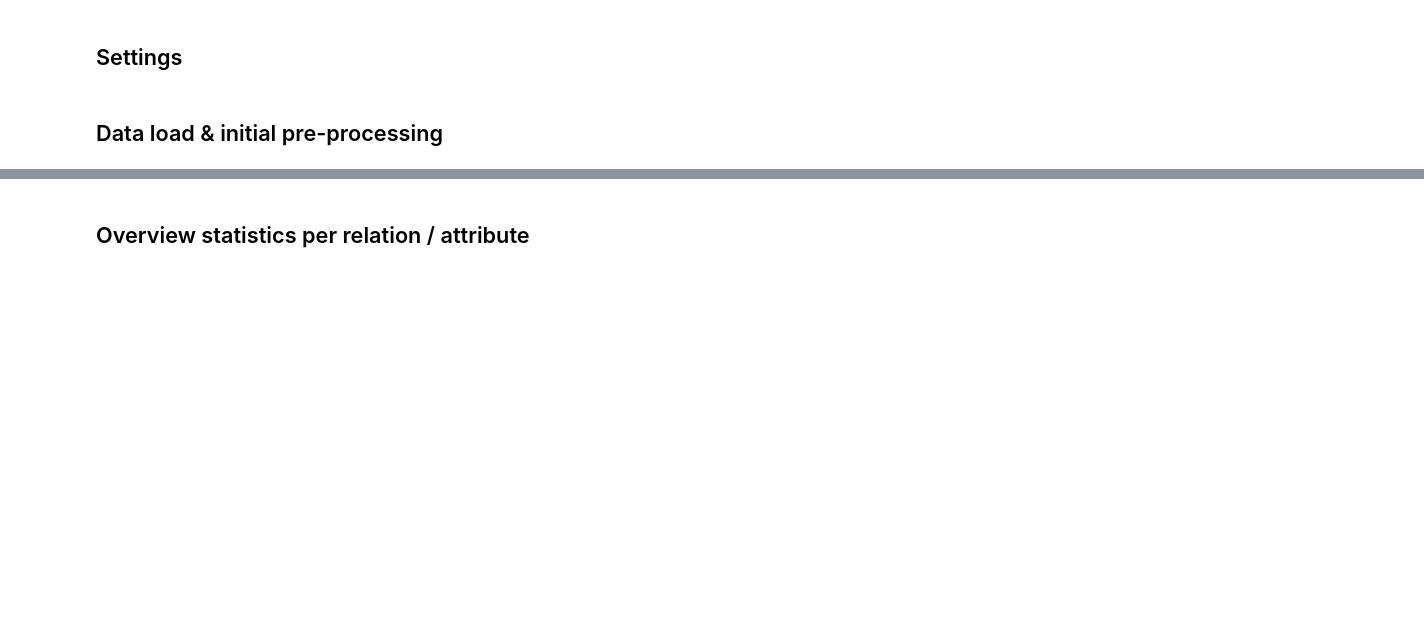
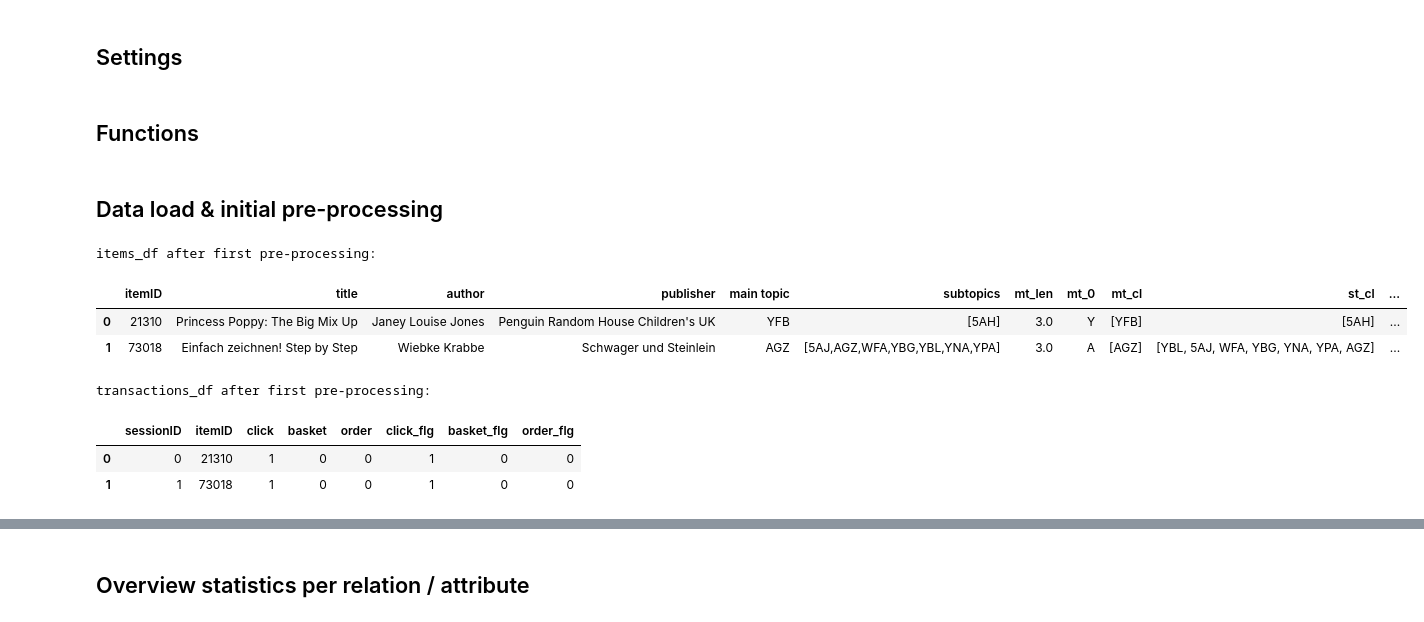
Before and after one commit to esthervogt/dmcup2021, a Jupyter notebook: notebooks/data_understanding.ipynb, the cells around one changed output, grey strips where cells are left out. Saved outputs shown, nothing was run; the diff lists cells and outputs as text; code cells hidden in the pictures; blank space fills up the shorter version.

```diff
--- a/notebooks/data_understanding.ipynb
+++ b/notebooks/data_understanding.ipynb
@@ -50,6 +59,8 @@ palette_blue = "Blues_d"
 dark_blue = "#011f4b"
 middle_blue = "#005b96"
 light_blue = "#b3cde0"
+# %% [markdown]
+## Functions
 # %%
 ########################################################################################################################
 # Functions
@@ -105,25 +76,69 @@ print(f'cnt unqiue items: {transactions_df["itemID"].nunique()}') #24,909
 # %%
+########################################################################################################################
+# Load Data
+########################################################################################################################
+
+# Load the dmc source data
+# - clicks/baskets/order over a period of 3M
+# - rows: one transaction for single item
+transactions_df = pd.read_csv(transactions_path, delimiter='|', sep='.', encoding='utf-8')
+# - list of product ids (subset of products from items_df) to be used for prediction
+evaluation_df = pd.read_csv(evaluation_path, sep='.', encoding='utf-8')
+items_df = pd.read_csv(items_path, delimiter='|', sep='.', encoding='utf-8')
+
+# load category lookup table (manually created)
+subject_cats_0 = pd.read_csv(subject_cats_0_path, delimiter=';', encoding='utf-8')
+
+# Load pre-processed df (incl. language flags)
+items_df_pp = pd.read_csv(items_path_pp, delimiter=',', encoding='utf-8')
+
 ########################################################################################################################
 # Preprocessing for further inspection
 ########################################################################################################################
 
 # extract list of base cols
 initial_cols= list(items_df.columns)
 
 # normalization: author col
-items_df.loc[items_df['author'] == 'ohne Autor', 'author'] = None
+# items_df.loc[items_df['author'] == 'ohne Autor', 'author'] = None
 
 # add col: get len of mt string
 items_df['mt_len'] = items_df['main topic'].str.len()
 
 # add col: get first element (top level category) of mt string
 items_df['mt_0'] = items_df['main topic'].str[0]
 
+# add col: main topic as set (and converted back to list)
+items_df['mt_cl'] = items_df['main topic'].astype(str).apply(lambda x: list(set(clean_alt_list(x).split(','))))
+
 # adjust subtopics: set to None if subtopics list is empty
-items_df['subtopics_str'] = items_df['subtopics'].astype(str).apply(clean_alt_list)
-items_df.loc[items_df['subtopics_str'].apply(len) ==0, 'subtopics_str'] = None
+items_df['st_cl'] = items_df['subtopics'].astype(str).apply(lambda x: list(set(clean_alt_list(x).split(','))))
+items_df.loc[items_df['st_cl']=={''}, 'st_cl'] = None
+
+# add col: unique combination of main and subtopic
+items_df['mt_st_cl'] = (items_df['st_cl'] + items_df['mt_cl']) #.apply(set)
 
 # add col: get click / basket / order flag
 transactions_df['click_flg'] = np.where(transactions_df['click'] > 0, 1, 0)
 transactions_df['basket_flg'] = np.where(transactions_df['basket'] > 0, 1, 0)
 transactions_df['order_flg'] = np.where(transactions_df['order'] > 0, 1, 0)
+
+########################################################################################################################
+# Inspection of dfs after initial pre-processing
+########################################################################################################################
+
+# show dfs after initial pre-processing
+print(f'items_df after first pre-processing:')
+display(items_df.head(2))
+
+print(f'transactions_df after first pre-processing:')
+display(transactions_df.head(2))
+# %% [output]
+items_df after first pre-processing:
+|  | itemID | title | author | publisher | main topic | subtopics | mt_len | mt_0 | mt_cl | st_cl | ... |
+| 0 | 21310 | Princess Poppy: The Big Mix Up | Janey Louise Jones | Penguin Random House Children's UK | YFB | [5AH] | 3.0 | Y | [YFB] | [5AH] | ... |
+| 1 | 73018 | Einfach zeichnen! Step by Step | Wiebke Krabbe | Schwager und Steinlein | AGZ | [5AJ,AGZ,WFA,YBG,YBL,YNA,YPA] | 3.0 | A | [AGZ] | [YBL, 5AJ, WFA, YBG, YNA, YPA, AGZ] | ... |
+transactions_df after first pre-processing:
+|  | sessionID | itemID | click | basket | order | click_flg | basket_flg | order_flg |
+| 0 | 0 | 21310 | 1 | 0 | 0 | 1 | 0 | 0 |
+| 1 | 1 | 73018 | 1 | 0 | 0 | 1 | 0 | 0 |
```
Also changed, not shown: parts of 32 cells of this notebook, 2 other files.
